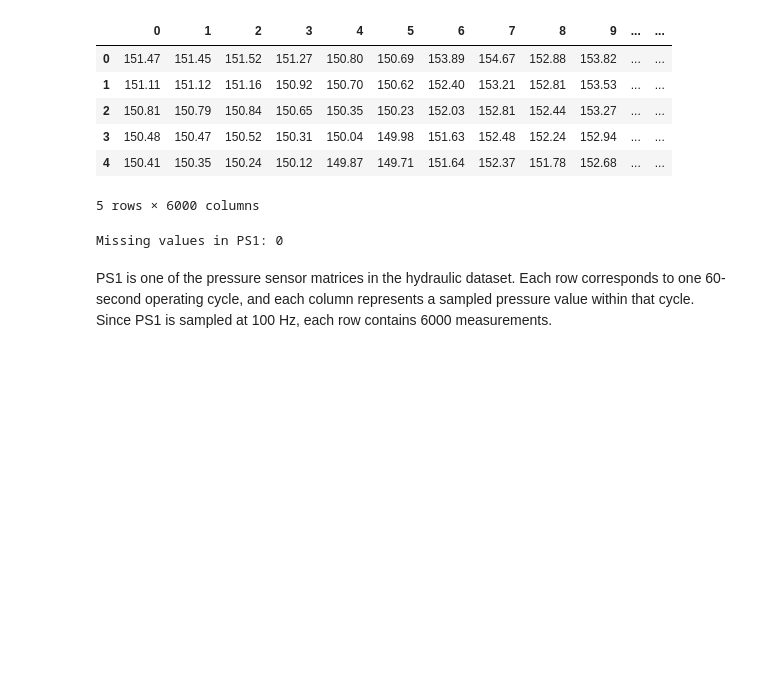
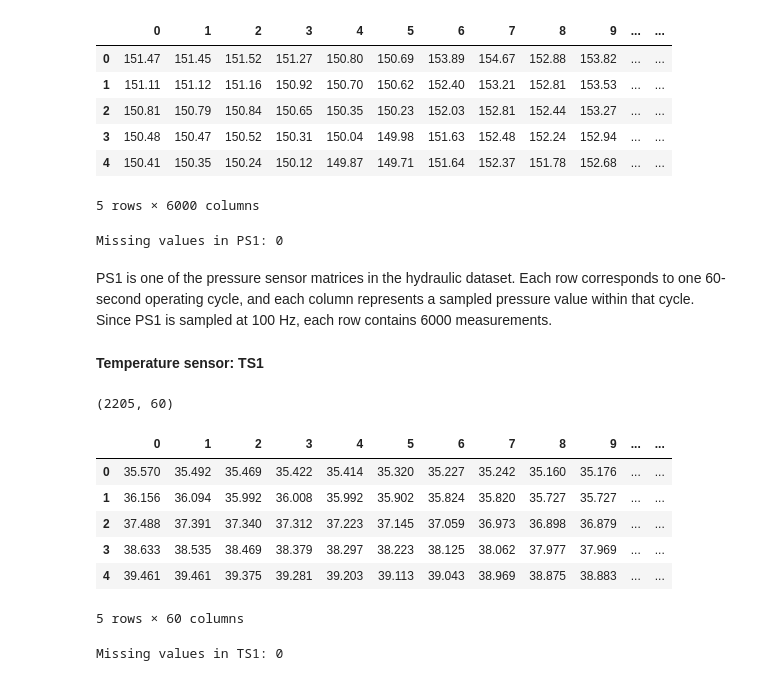
Before and after one commit to Vanya2307/Predictive-Maintenance-Fluid-Systems, a Jupyter notebook: notebooks/01_data_loading_and_cleaning.ipynb, the cells around one changed output. Drawn from its saved outputs; the diff is of its cells as text; code cells hidden in the pictures; blank space fills up the shorter version.

Commit message:
Add hydraulics TS1 and EPS1 sensor loading

```diff
--- a/notebooks/01_data_loading_and_cleaning.ipynb
+++ b/notebooks/01_data_loading_and_cleaning.ipynb
@@ -350,3 +352,24 @@ print("Missing values in PS1:", PS1.isnull().sum().sum())
 Missing values in PS1: 0
 # %% [markdown]
 PS1 is one of the pressure sensor matrices in the hydraulic dataset. Each row corresponds to one 60-second operating cycle, and each column represents a sampled pressure value within that cycle. Since PS1 is sampled at 100 Hz, each row contains 6000 measurements.
+# %% [markdown]
+**Temperature sensor: TS1**
+# %%
+TS1 = pd.read_csv(hydraulics_path + 'TS1.txt', sep='\t', header=None)
+print(TS1.shape)
+TS1.head()
+# %% [output]
+(2205, 60)
+|  | 0 | 1 | 2 | 3 | 4 | 5 | 6 | 7 | 8 | 9 | ... | ... |
+| 0 | 35.570 | 35.492 | 35.469 | 35.422 | 35.414 | 35.320 | 35.227 | 35.242 | 35.160 | 35.176 | ... | ... |
+| 1 | 36.156 | 36.094 | 35.992 | 36.008 | 35.992 | 35.902 | 35.824 | 35.820 | 35.727 | 35.727 | ... | ... |
+| 2 | 37.488 | 37.391 | 37.340 | 37.312 | 37.223 | 37.145 | 37.059 | 36.973 | 36.898 | 36.879 | ... | ... |
+| 3 | 38.633 | 38.535 | 38.469 | 38.379 | 38.297 | 38.223 | 38.125 | 38.062 | 37.977 | 37.969 | ... | ... |
+| 4 | 39.461 | 39.461 | 39.375 | 39.281 | 39.203 | 39.113 | 39.043 | 38.969 | 38.875 | 38.883 | ... | ... |
+5 rows × 60 columns
+# %%
+# Checking for missing values:
+
+print("Missing values in TS1:", TS1.isnull().sum().sum())
+# %% [output]
+Missing values in TS1: 0
```
Also changed, not shown: parts of 8 cells of this notebook.
